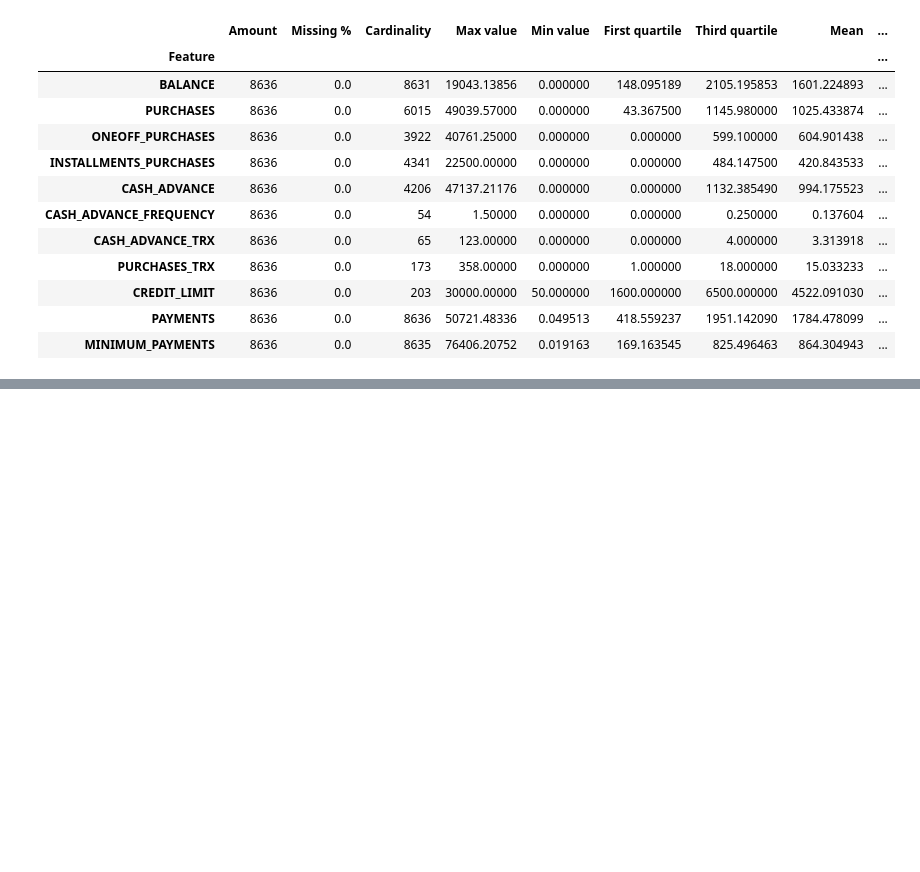
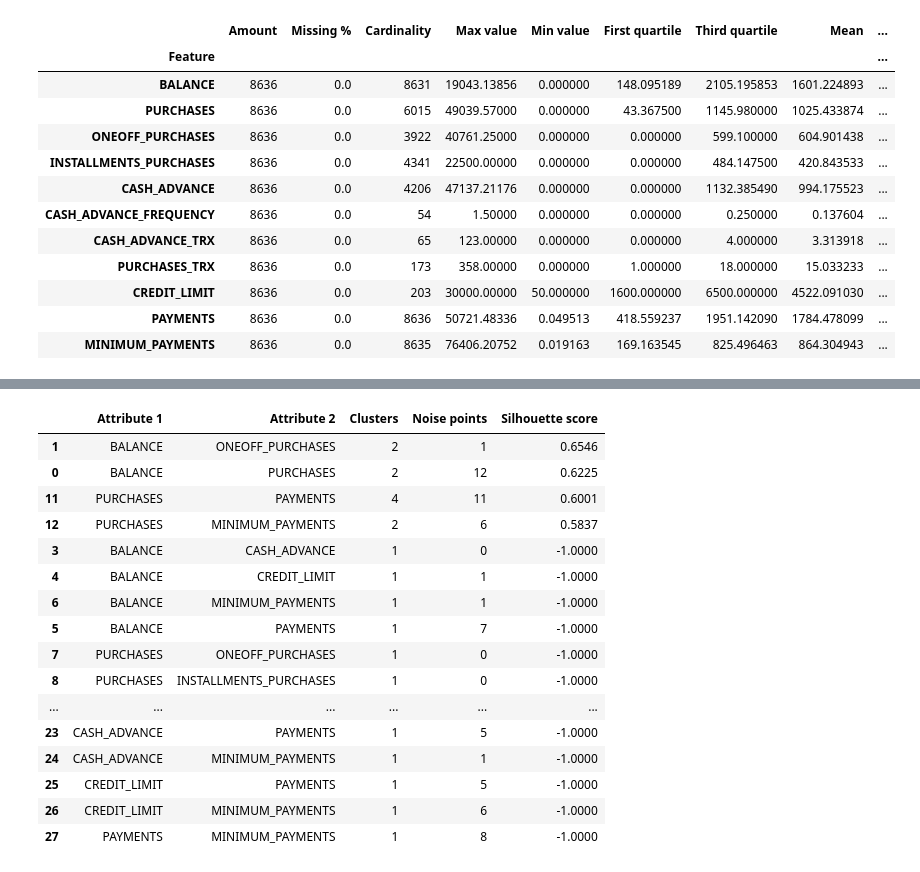
Before and after one commit to rutagaiz/intelektika_komandinis, a Jupyter notebook: trecias.ipynb, the cells around one changed output, grey strips where cells are left out. Cells and saved outputs as stored; diff of their text form; code cells hidden in the pictures; blank space fills up the shorter version.

```diff
--- a/trecias.ipynb
+++ b/trecias.ipynb
@@ -99,0 +127,31 @@ con_stats_df
+# %%
+results = []
+for col1, col2 in combinations(continuous_cols, 2):
+    X = data_scaled[[col1, col2]].values
+    db = DBSCAN(eps=0.5, min_samples=5).fit(X)
+    labels = db.labels_
+    n_clusters = len(set(labels)) - (1 if -1 in labels else 0)
+    noise = (labels == -1).sum()
+    score = silhouette_score(X[labels != -1], labels[labels != -1]) if n_clusters > 1 else -1
+    results.append({'Attribute 1': col1, 'Attribute 2': col2, 'Clusters': n_clusters, 'Noise points': noise, 'Silhouette score': round(score, 4)})
+
+results_df = pd.DataFrame(results).sort_values('Silhouette score', ascending=False)
+results_df
+# %% [output]
+|  | Attribute 1 | Attribute 2 | Clusters | Noise points | Silhouette score |
+| 1 | BALANCE | ONEOFF_PURCHASES | 2 | 1 | 0.6546 |
+| 0 | BALANCE | PURCHASES | 2 | 12 | 0.6225 |
+| 11 | PURCHASES | PAYMENTS | 4 | 11 | 0.6001 |
+| 12 | PURCHASES | MINIMUM_PAYMENTS | 2 | 6 | 0.5837 |
+| 3 | BALANCE | CASH_ADVANCE | 1 | 0 | -1.0000 |
+| 4 | BALANCE | CREDIT_LIMIT | 1 | 1 | -1.0000 |
+| 6 | BALANCE | MINIMUM_PAYMENTS | 1 | 1 | -1.0000 |
+| 5 | BALANCE | PAYMENTS | 1 | 7 | -1.0000 |
+| 7 | PURCHASES | ONEOFF_PURCHASES | 1 | 0 | -1.0000 |
+| 8 | PURCHASES | INSTALLMENTS_PURCHASES | 1 | 0 | -1.0000 |
+| ... | ... | ... | ... | ... | ... |
+| 23 | CASH_ADVANCE | PAYMENTS | 1 | 5 | -1.0000 |
+| 24 | CASH_ADVANCE | MINIMUM_PAYMENTS | 1 | 1 | -1.0000 |
+| 25 | CREDIT_LIMIT | PAYMENTS | 1 | 5 | -1.0000 |
+| 26 | CREDIT_LIMIT | MINIMUM_PAYMENTS | 1 | 6 | -1.0000 |
+| 27 | PAYMENTS | MINIMUM_PAYMENTS | 1 | 8 | -1.0000 |
```
Also changed, not shown: parts of 4 cells of this notebook.
